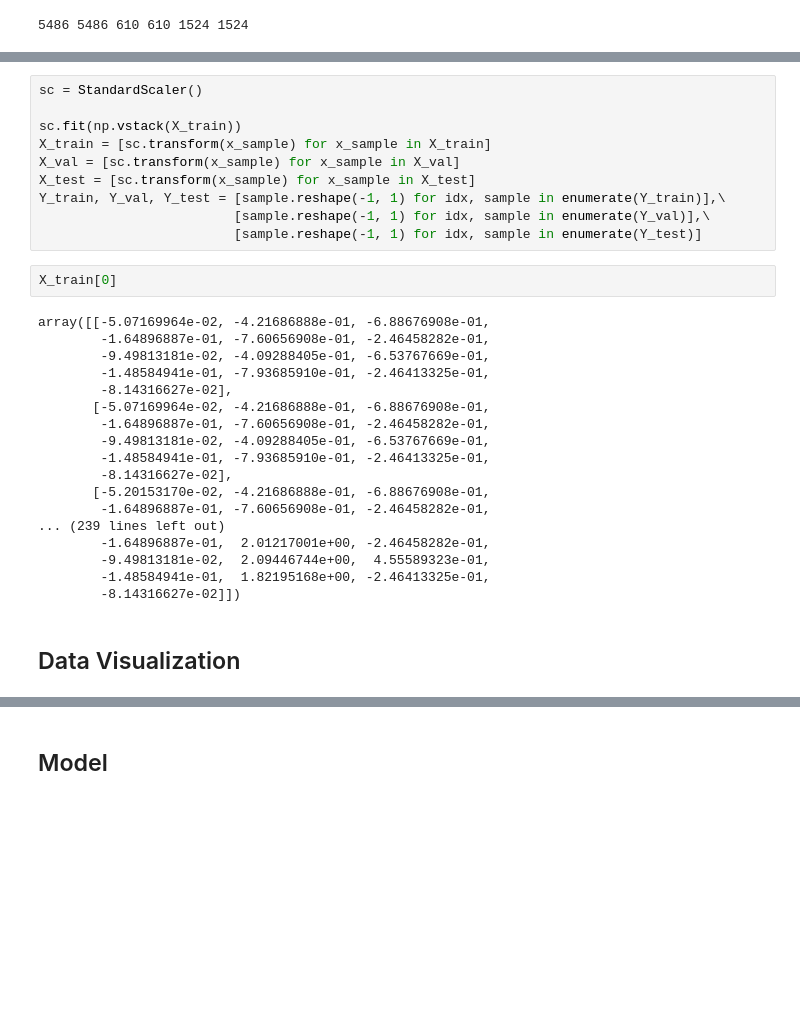
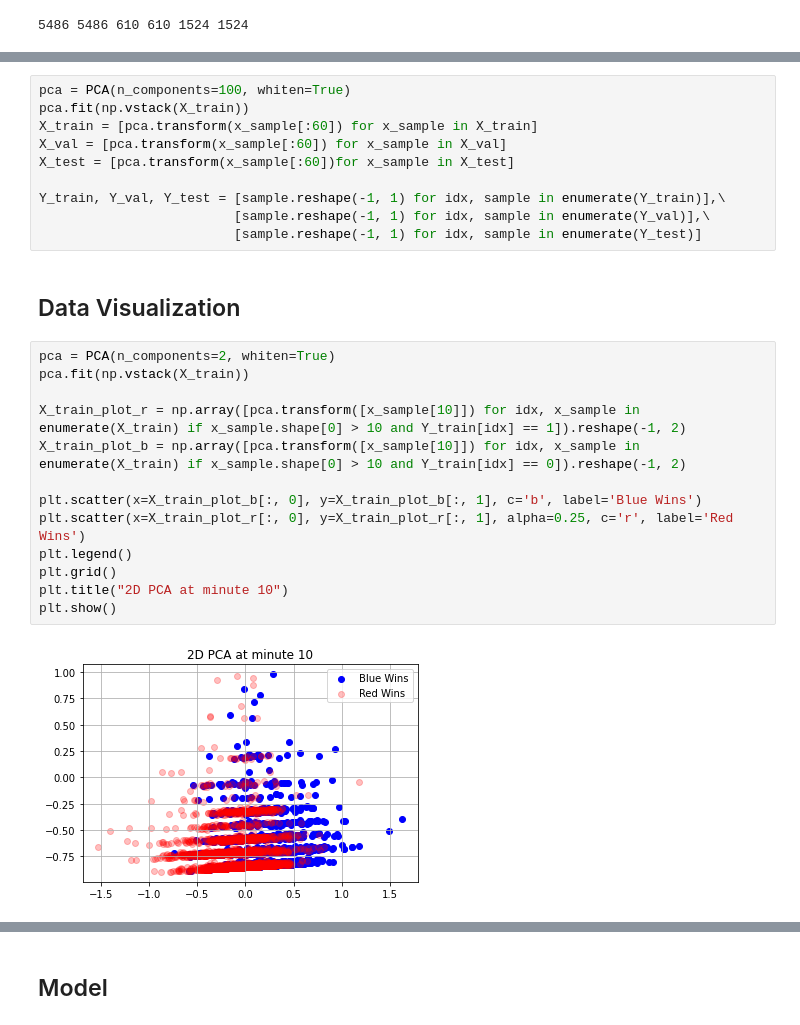
Before and after one commit to kevinrosalesdev/LoL-Match-Prediction, a Jupyter notebook: task2.ipynb, the cells around one changed output, grey strips where cells are left out. Saved outputs shown, nothing was run; the diff lists cells and outputs as text; blank space fills up the shorter version.

```diff
--- a/task2.ipynb
+++ b/task2.ipynb
@@ -122,32 +171,27 @@ print(len(X_train), len(Y_train), len(X_val), len(Y_val), len(X_test), len(Y_tes
 # %%
-sc = StandardScaler()
+pca = PCA(n_components=100, whiten=True)
+pca.fit(np.vstack(X_train))
+X_train = [pca.transform(x_sample[:60]) for x_sample in X_train]
+X_val = [pca.transform(x_sample[:60]) for x_sample in X_val]
+X_test = [pca.transform(x_sample[:60])for x_sample in X_test]
 
-sc.fit(np.vstack(X_train))
-X_train = [sc.transform(x_sample) for x_sample in X_train]
-X_val = [sc.transform(x_sample) for x_sample in X_val]
-X_test = [sc.transform(x_sample) for x_sample in X_test]
 Y_train, Y_val, Y_test = [sample.reshape(-1, 1) for idx, sample in enumerate(Y_train)],\
                          [sample.reshape(-1, 1) for idx, sample in enumerate(Y_val)],\
                          [sample.reshape(-1, 1) for idx, sample in enumerate(Y_test)]
-# %%
-X_train[0]
-# %% [output]
-array([[-5.07169964e-02, -4.21686888e-01, -6.88676908e-01,
-        -1.64896887e-01, -7.60656908e-01, -2.46458282e-01,
-        -9.49813181e-02, -4.09288405e-01, -6.53767669e-01,
-        -1.48584941e-01, -7.93685910e-01, -2.46413325e-01,
-        -8.14316627e-02],
-       [-5.07169964e-02, -4.21686888e-01, -6.88676908e-01,
-        -1.64896887e-01, -7.60656908e-01, -2.46458282e-01,
-        -9.49813181e-02, -4.09288405e-01, -6.53767669e-01,
-        -1.48584941e-01, -7.93685910e-01, -2.46413325e-01,
-        -8.14316627e-02],
-       [-5.20153170e-02, -4.21686888e-01, -6.88676908e-01,
-        -1.64896887e-01, -7.60656908e-01, -2.46458282e-01,
-... (239 lines left out)
-        -1.64896887e-01,  2.01217001e+00, -2.46458282e-01,
-        -9.49813181e-02,  2.09446744e+00,  4.55589323e-01,
-        -1.48584941e-01,  1.82195168e+00, -2.46413325e-01,
-        -8.14316627e-02]])
 # %% [markdown]
 ## Data Visualization
+# %%
+pca = PCA(n_components=2, whiten=True)
+pca.fit(np.vstack(X_train))
+
+X_train_plot_r = np.array([pca.transform([x_sample[10]]) for idx, x_sample in enumerate(X_train) if x_sample.shape[0] > 10 and Y_train[idx] == 1]).reshape(-1, 2)
+X_train_plot_b = np.array([pca.transform([x_sample[10]]) for idx, x_sample in enumerate(X_train) if x_sample.shape[0] > 10 and Y_train[idx] == 0]).reshape(-1, 2)
+
+plt.scatter(x=X_train_plot_b[:, 0], y=X_train_plot_b[:, 1], c='b', label='Blue Wins')
+plt.scatter(x=X_train_plot_r[:, 0], y=X_train_plot_r[:, 1], alpha=0.25, c='r', label='Red Wins')
+plt.legend()
+plt.grid()
+plt.title("2D PCA at minute 10")
+plt.show()
+# %% [output]
+[figure, added]
```
Also changed, not shown: parts of 22 cells of this notebook, 1 other file.
